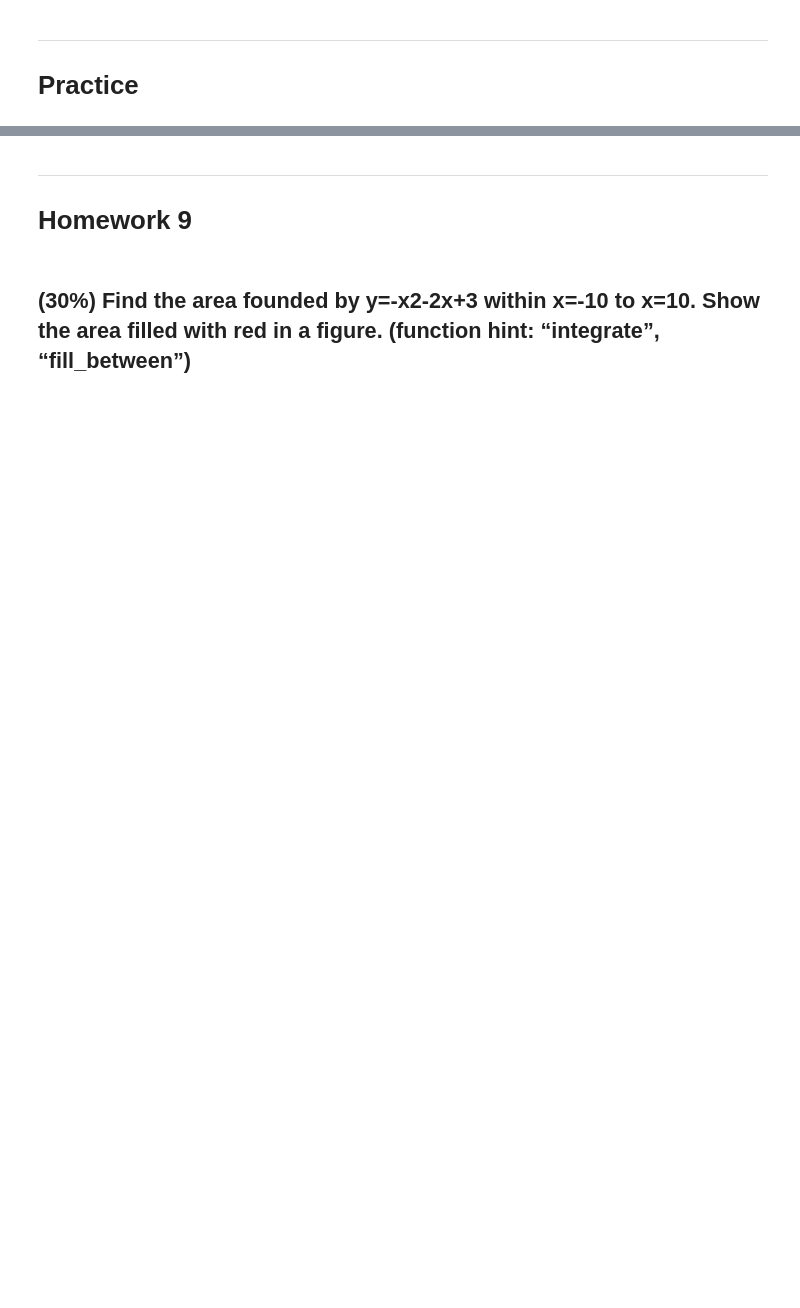
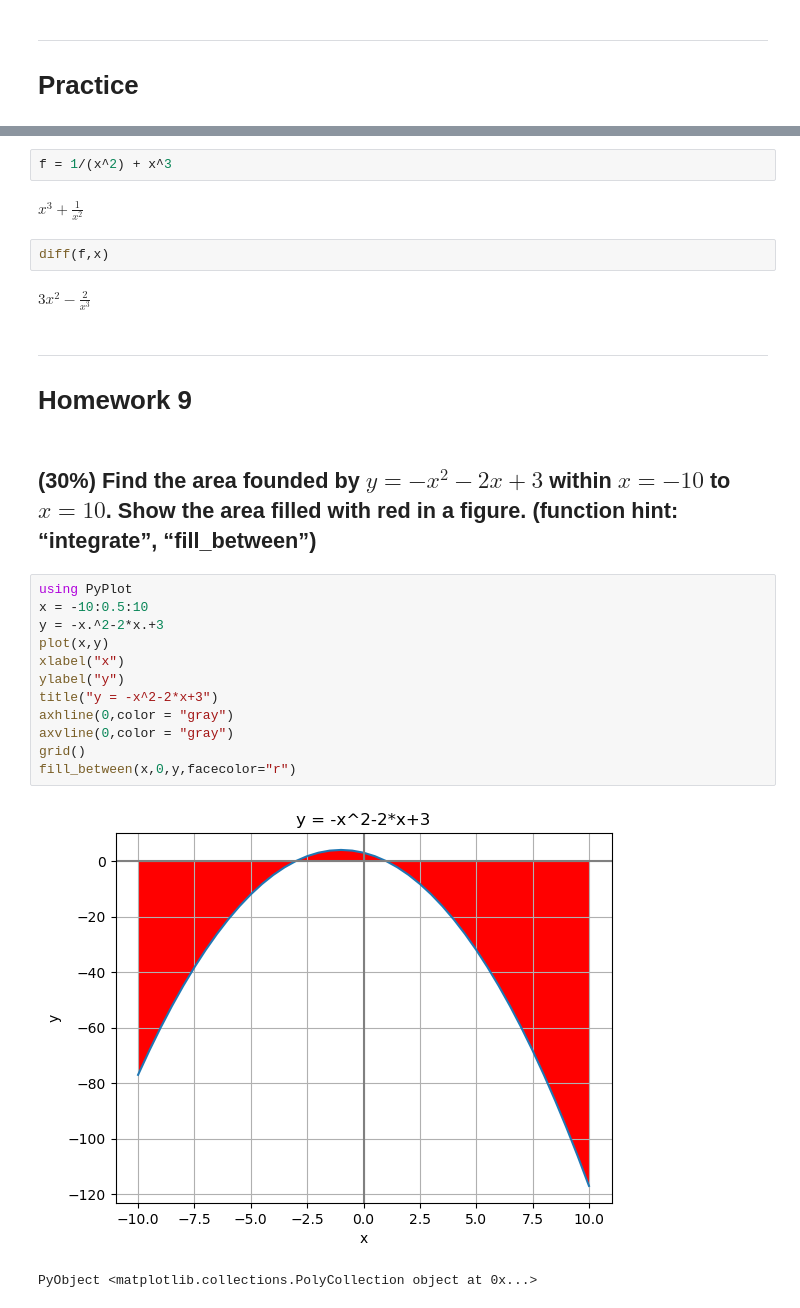
Before and after one commit to ja754969/Julia-Programming, a Jupyter notebook: Homework/hw9_TsengYuHao.ipynb, the cells around one changed output, grey strips where cells are left out. Cells and saved outputs as stored; diff of their text form; blank space fills up the shorter version.

```diff
--- a/Homework/hw9_TsengYuHao.ipynb
+++ b/Homework/hw9_TsengYuHao.ipynb
@@ -8,5 +515,28 @@
+# %%
+f = 1/(x^2) + x^3
+# %% [output]
+$x^{3} + \frac{1}{x^{2}}$
+# %%
+diff(f,x)
+# %% [output]
+$3 x^{2} - \frac{2}{x^{3}}$
 # %% [markdown]
 ---
 # Homework 9
 # %% [markdown]
-## (30%) Find the area founded by y=-x2-2x+3 within x=-10 to x=10. Show the area filled with red in a figure. (function hint: “integrate”, “fill_between”)
+## (30%) Find the area founded by $y=-x^2-2x+3$ within $x=-10$ to $x=10$. Show the area filled with red in a figure. (function hint: “integrate”, “fill_between”)
+# %%
+using PyPlot
+x = -10:0.5:10
+y = -x.^2-2*x.+3
+plot(x,y)
+xlabel("x")
+ylabel("y")
+title("y = -x^2-2*x+3")
+axhline(0,color = "gray")
+axvline(0,color = "gray")
+grid()
+fill_between(x,0,y,facecolor="r")
+# %% [output]
+[figure, added]
+PyObject <matplotlib.collections.PolyCollection object at 0x...>
```
Also changed, not shown: parts of 126 cells of this notebook.
